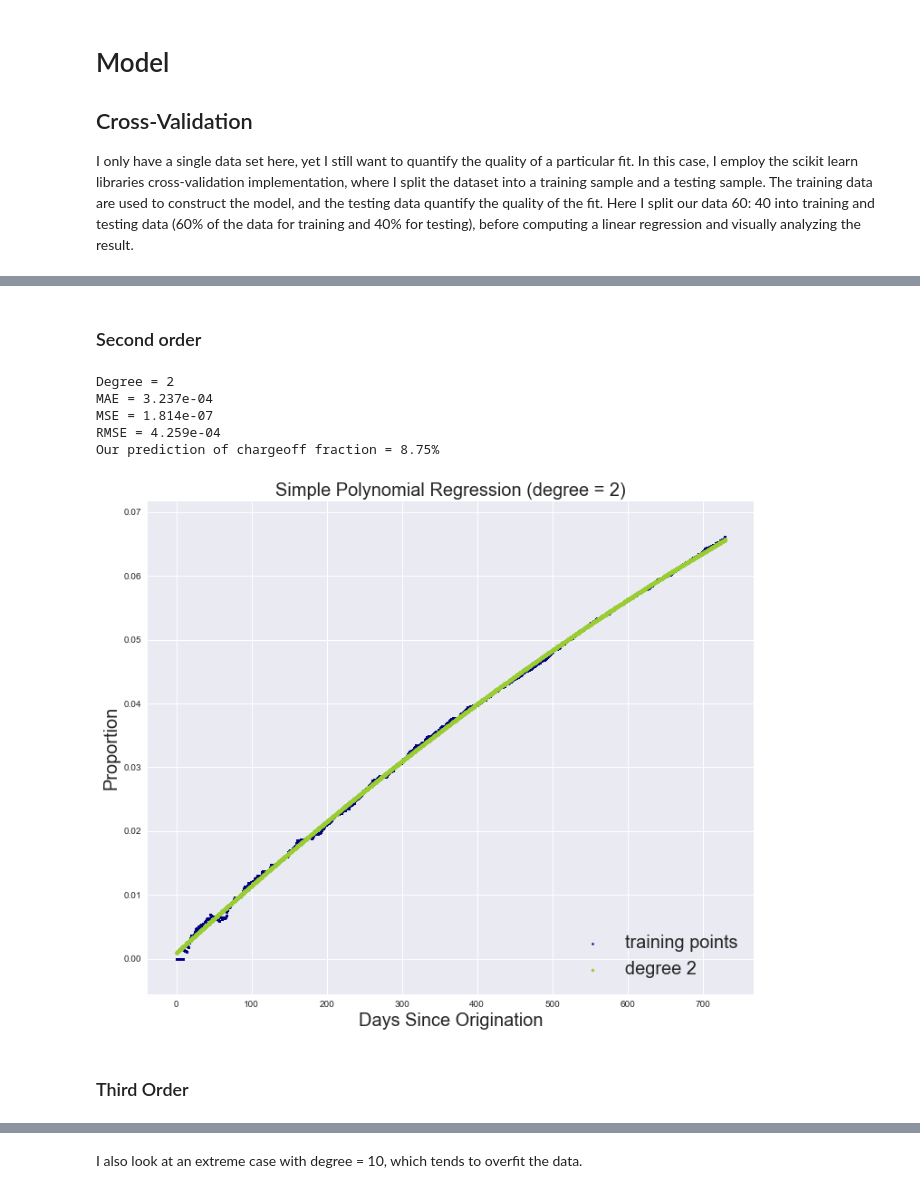
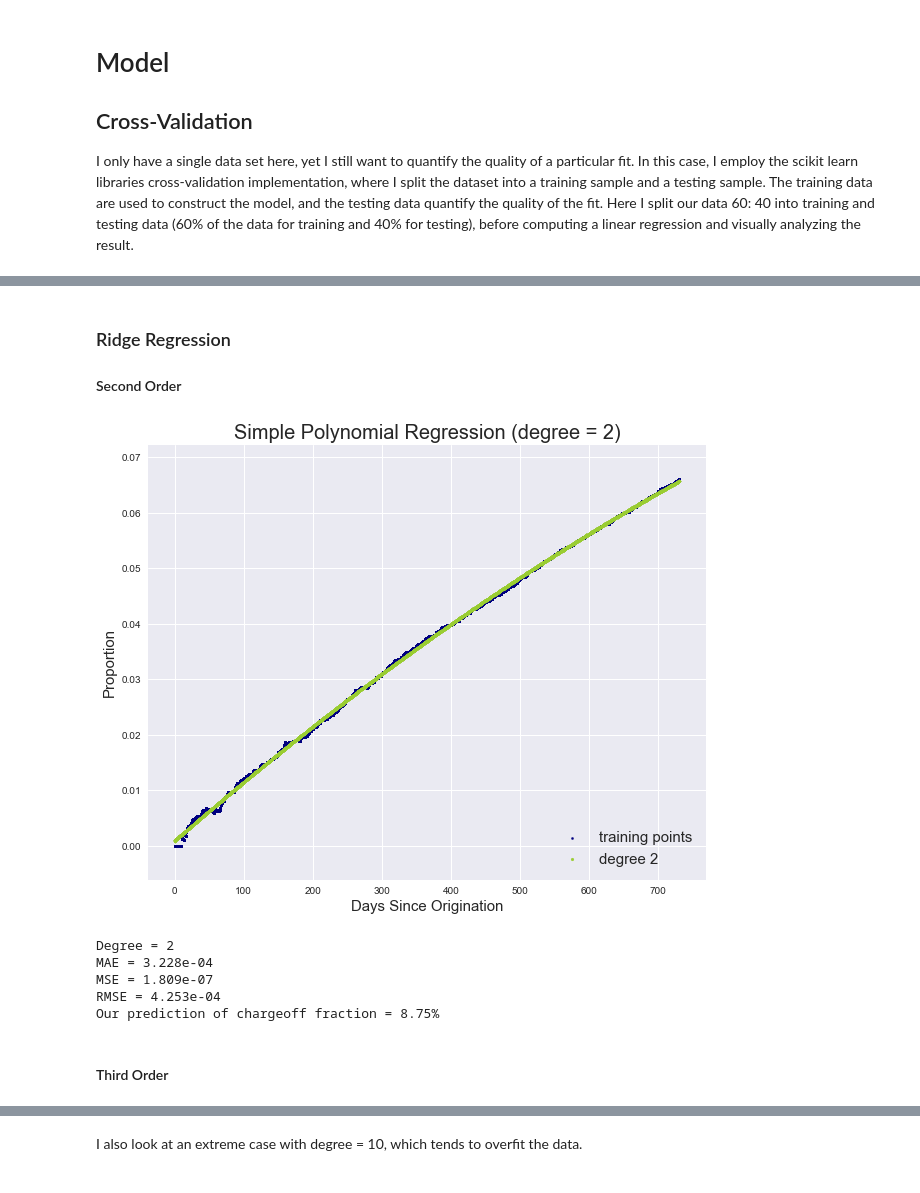
Before and after one commit to Richard-Hendricks/UIUC-Fall-2017, a Jupyter notebook: OA/Upstart Data Challenge - Yiming Gao.ipynb, the cells around one changed output, grey strips where cells are left out. Drawn from its saved outputs; the diff is of its cells as text; code cells hidden in the pictures.

```diff
--- a/OA/Upstart Data Challenge - Yiming Gao.ipynb
+++ b/OA/Upstart Data Challenge - Yiming Gao.ipynb
@@ -206,37 +209,38 @@ def f(x):
 # %% [markdown]
-### Second order
+### Ridge Regression
+#### Second Order
 # %%
-plt.figure(figsize = (12, 10))
+plt.figure(figsize = (10, 8))
 plt.scatter(x_train, y_train, color = "navy", s = 5, marker = 'o', label = "training points")
 
 model = make_pipeline(PolynomialFeatures(2), Ridge())
 model.fit(x_train[:, np.newaxis], y_train)
 yf = model.predict(x_test[:, np.newaxis])
 
+plt.scatter(x_test, yf, color = "yellowgreen", label = "degree %d" % 2, s = 8)
+
+# settings
+plt.xlabel('Days Since Origination', fontsize = 15)
+plt.ylabel('Proportion', fontsize = 15)
+plt.title('Simple Polynomial Regression (degree = 2)', fontsize = 20)
+
+plt.legend(loc = 4, fontsize = 15)
+sns.despine(offset = 0, trim = True)
+
+plt.show()
+
 print("Degree = %d" % (2))
 print("MAE = %.3e" % (metrics.mean_absolute_error(y_test, yf)))
 print("MSE = %.3e" % (metrics.mean_squared_error(y_test, yf)))
 print("RMSE = %.3e" % (np.sqrt(metrics.mean_squared_error(y_test, yf))))
 print("Our prediction of chargeoff fraction = " '{percent:.2%}'.format(percent = model.predict(365 * 3)[0]))
-
-plt.scatter(x_test, yf, color = "yellowgreen", label = "degree %d" % 2, s = 8)
-
-# settings
-plt.xlabel('Days Since Origination', fontsize = 20)
-plt.ylabel('Proportion', fontsize = 20)
-plt.title('Simple Polynomial Regression (degree = 2)', fontsize = 20)
-
-plt.legend(loc = 4, fontsize = 20)
-sns.despine(offset = 0, trim = True)
-
-plt.show()
 # %% [output]
+[figure, new version]
 Degree = 2
-MAE = 3.237e-04
-MSE = 1.814e-07
-RMSE = 4.259e-04
+MAE = 3.228e-04
+MSE = 1.809e-07
+RMSE = 4.253e-04
 Our prediction of chargeoff fraction = 8.75%
-[figure, old version]
 # %% [markdown]
-### Third Order
+#### Third Order
 # %%
```
Also changed, not shown: parts of 23 cells of this notebook.
